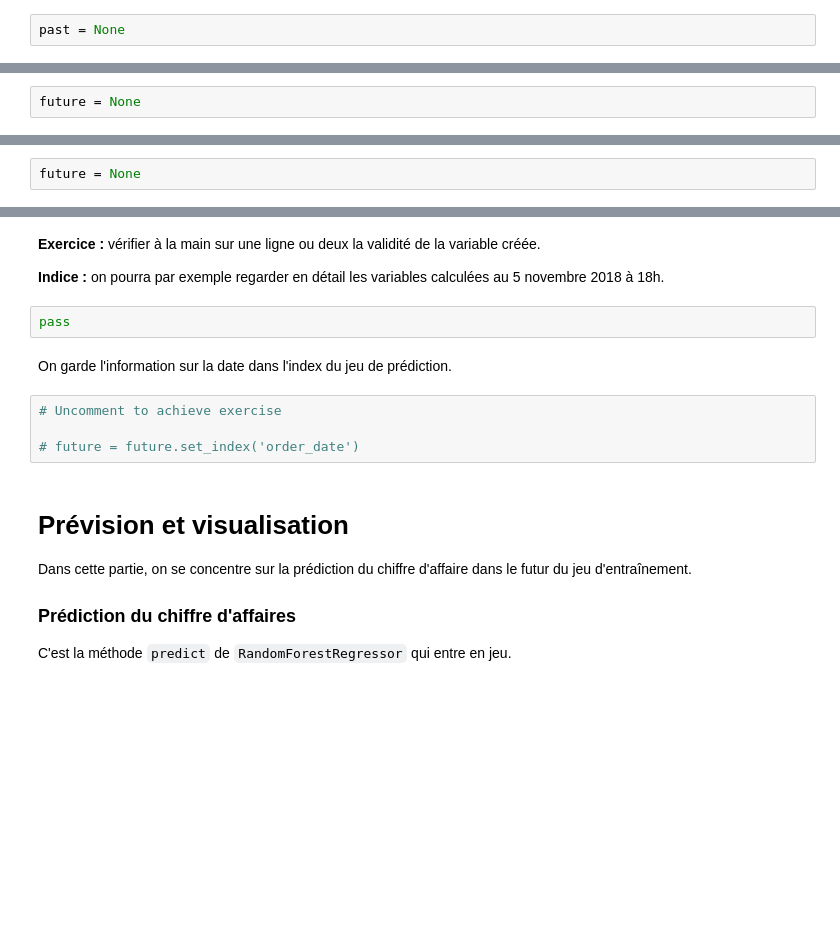
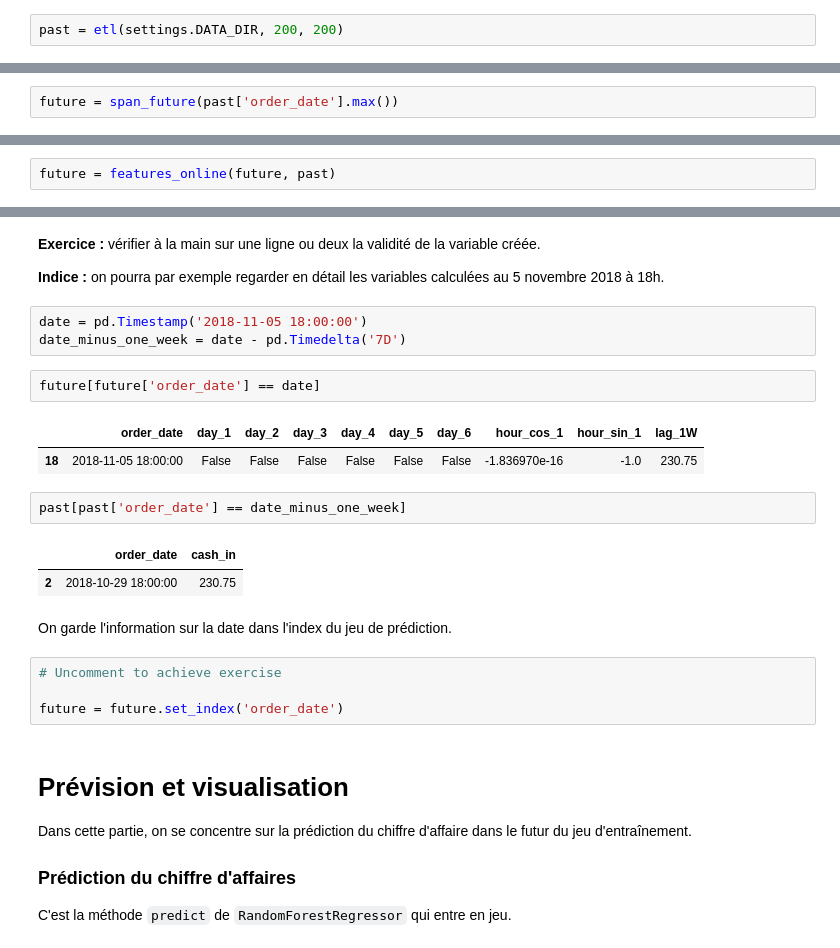
Before and after one commit to Sluje4/tp_mlflow, a Jupyter notebook: notebooks/foodcast.ipynb, the cells around one changed output, grey strips where cells are left out. Cells and saved outputs as stored; diff of their text form; blank space fills up the shorter version.

```diff
--- a/notebooks/foodcast.ipynb
+++ b/notebooks/foodcast.ipynb
@@ -296,4 +342,4 @@ Tout d'abord, nous générons un jeu `past` qui correspond à la semaine juste a
 
 **Indice :** on pourra réutiliser la fonction `etl`.
 # %%
-past = None
+past = etl(settings.DATA_DIR, 200, 200)
@@ -306,4 +381,4 @@ span_future??
 
 **Indice :** on pourra utiliser `past['order_date'].max()` en guise de point de départ.
 # %%
-future = None
+future = span_future(past['order_date'].max())
@@ -314,4 +414,4 @@ features_online??
 # %% [markdown]
 **Exercice :** créer un jeu de prédiction `future`, en utilisant la méthode recommandée de lag online (voir ci-dessus).
 # %%
-future = None
+future = features_online(future, past)
@@ -320,13 +425,24 @@ future = None
 
 **Indice :** on pourra par exemple regarder en détail les variables calculées au 5 novembre 2018 à 18h.
 # %%
-pass
+date = pd.Timestamp('2018-11-05 18:00:00')
+date_minus_one_week = date - pd.Timedelta('7D')
+# %%
+future[future['order_date'] == date]
+# %% [output]
+|  | order_date | day_1 | day_2 | day_3 | day_4 | day_5 | day_6 | hour_cos_1 | hour_sin_1 | lag_1W |
+| 18 | 2018-11-05 18:00:00 | False | False | False | False | False | False | -1.836970e-16 | -1.0 | 230.75 |
+# %%
+past[past['order_date'] == date_minus_one_week]
+# %% [output]
+|  | order_date | cash_in |
+| 2 | 2018-10-29 18:00:00 | 230.75 |
 # %% [markdown]
 On garde l'information sur la date dans l'index du jeu de prédiction.
 # %%
 # Uncomment to achieve exercise
 
-# future = future.set_index('order_date')
+future = future.set_index('order_date')
 # %% [markdown]
 # Prévision et visualisation
 
```
Also changed, not shown: parts of 17 cells of this notebook.
